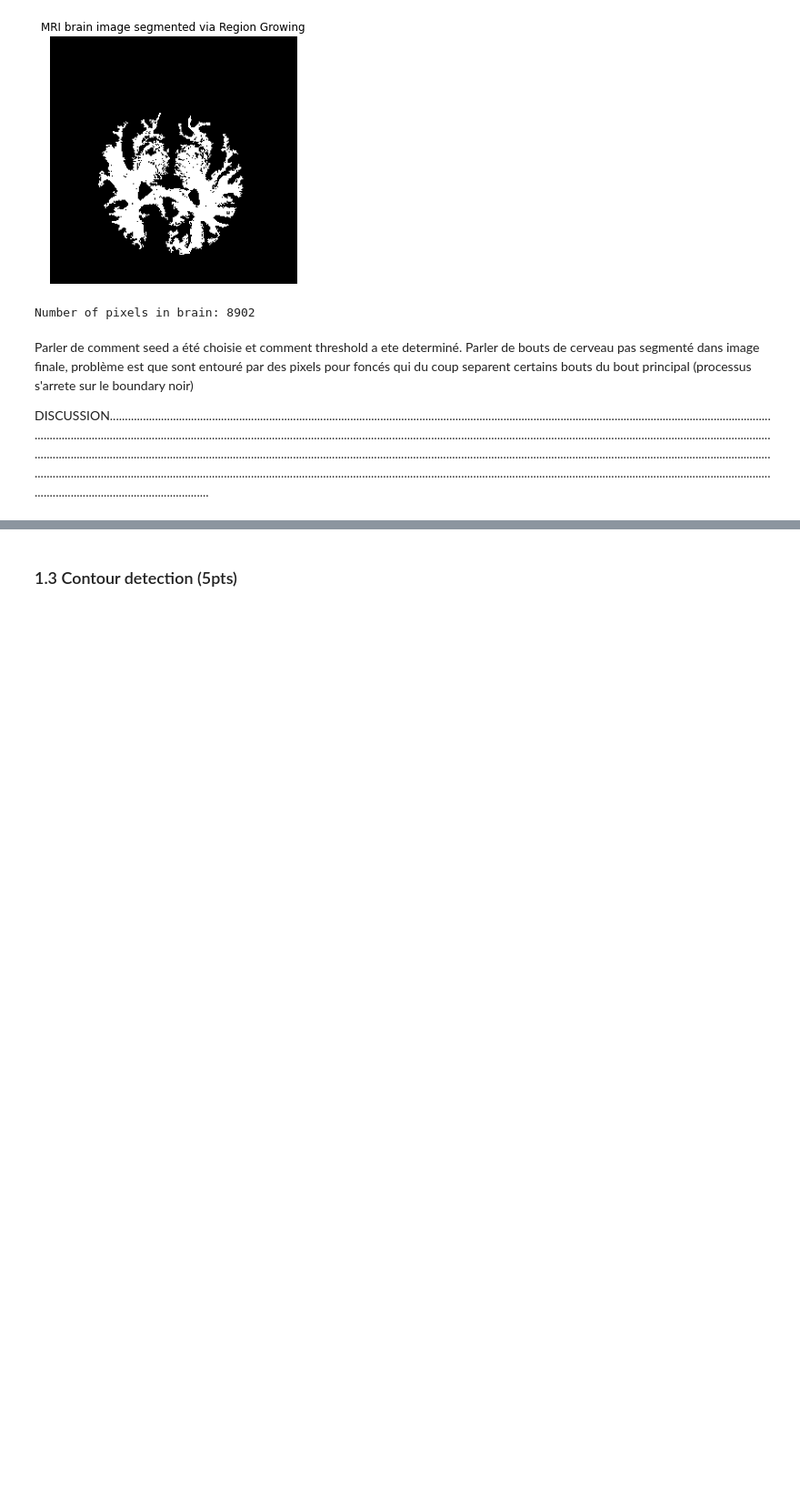
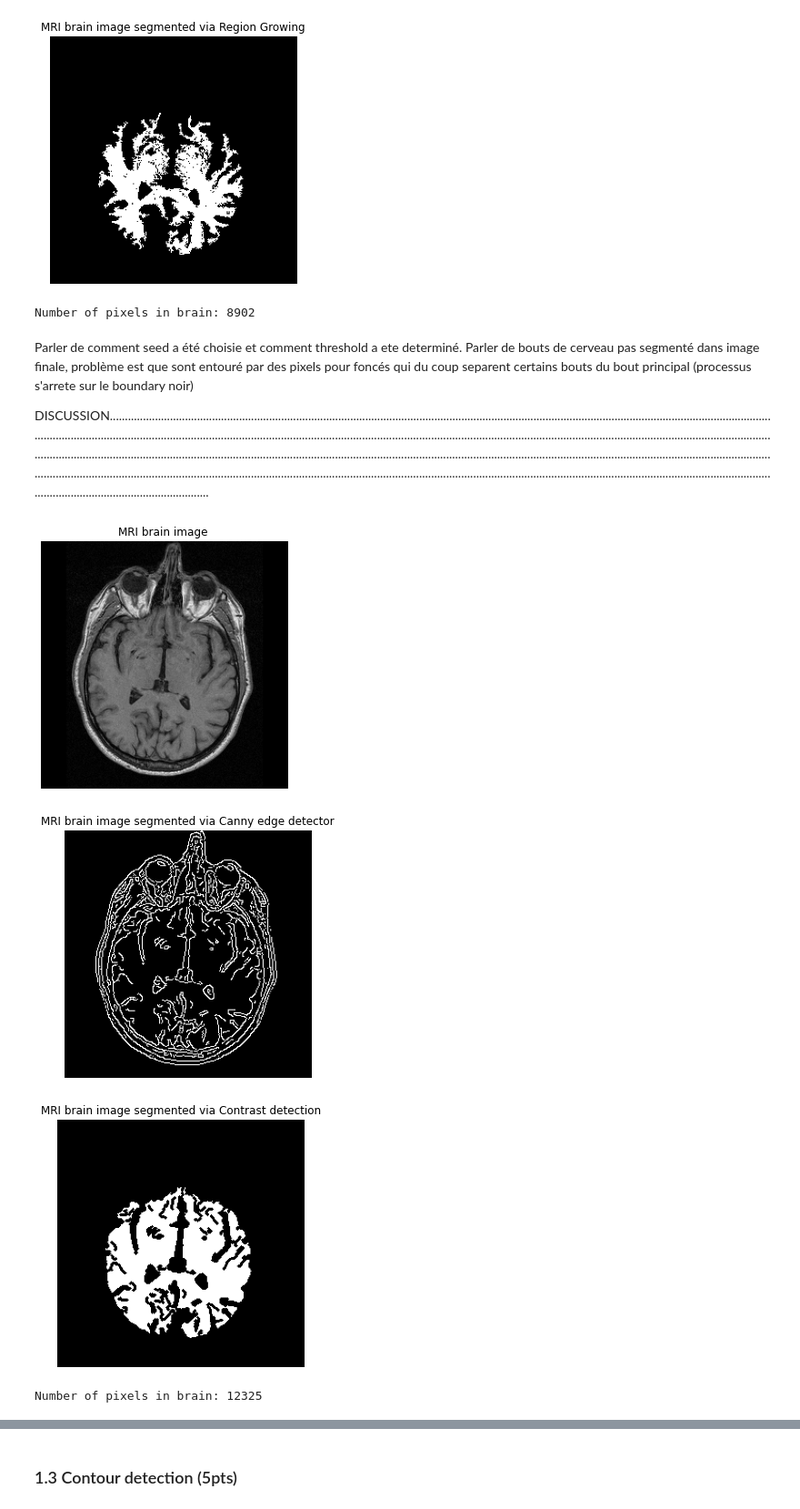
Before and after one commit to Andrea-Oliveri/Image-Processing-Assignements, a Jupyter notebook: Lab 1/lab_01_segmentation.ipynb, the cells around one changed output, grey strips where cells are left out. Shown: that part at 91% size. Cells and saved outputs as stored; diff of their text form; code cells hidden in the pictures; blank space fills up the shorter version.

Commit message:
Contour detection ok

```diff
--- a/Lab 1/lab_01_segmentation.ipynb
+++ b/Lab 1/lab_01_segmentation.ipynb
@@ -102,3 +102,55 @@ Number of pixels in brain: 8902
 Parler de comment seed a été choisie et comment threshold a ete determiné. Parler de bouts de cerveau pas segmenté dans image finale, problème est que sont entouré par des pixels pour foncés qui du coup separent certains bouts du bout principal (processus s'arrete sur le boundary noir)
 
 DISCUSSION.....................................................................................................................................................................................................................................................................................................................................................................................................................................................................................................................................................................................................................................................................................................................................................................................................................................................................................................................................................................................................................................................
+# %%
+# Contour detection function
+import scipy.ndimage as nd
+import skimage.segmentation as seg
+##
+
+##Canny detector
+brain = brain_im.copy() ##Make a copy of the image
+##Plot the Image (serves as a reference)
+fig, ax = plt.subplots(1, 1, figsize=(5, 5))
+ax.imshow(brain, cmap='gray')
+ax.set_title('MRI brain image ')
+ax.axis('off')
+plt.show()
+
+##Apply a median filter in order to reduce the noise while keeping the edges clear
+brain = nd.median_filter(brain,size = 3)
+##Apply the Canny edges detector
+Canny_detector = cv.Canny(brain,80,50)
+##Plot the Edges :
+fig, ax = plt.subplots(1, 1, figsize=(5, 5))
+ax.imshow(Canny_detector, cmap='gray')
+ax.set_title('MRI brain image segmented via Canny edge detector')
+ax.axis('off')
+plt.show()
+##in order to extract the brain, we must first close the edges. First, create a structuring element and dilate the image with it
+kernel = cv.getStructuringElement(cv.MORPH_CROSS,(3,3))
+dilated = cv.dilate(Canny_detector, kernel)
+##cv.connectedcomponent needs an image with a background white to work well. Thus : we take the negatif of the image
+dilated = np.where(dilated>0,0,255)
+##We isolate the brain area by connecting components at the seed (140,140) [pixel inside the brain]
+_, segmented = cv.connectedComponents(dilated.astype(np.uint8))
+mask         = segmented == segmented[seed]
+##We print the resulting regions
+fig, ax = plt.subplots(1, 1, figsize=(5, 5))
+ax.imshow(mask, cmap='gray')
+ax.set_title('MRI brain image segmented via Contrast detection')
+ax.axis('off')
+plt.show()
+
+
+##Plot the histogram
+histogram, bin_edges = np.histogram(brain_im, bins=256, range=(0, 256))
+plt.bar(range(0,256), histogram)
+
+# Count number of pixels in brain.
+print(f"Number of pixels in brain: {mask.sum()}")
+# %% [output]
+[figure, added]
+[figure, added]
+[figure, added]
+Number of pixels in brain: 12325
```
Also changed, not shown: parts of 2 cells of this notebook.
